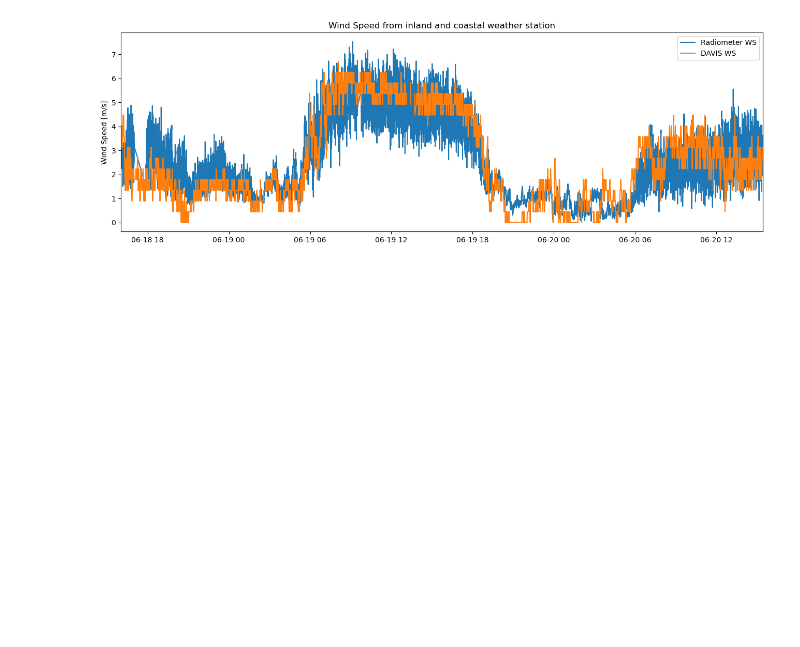
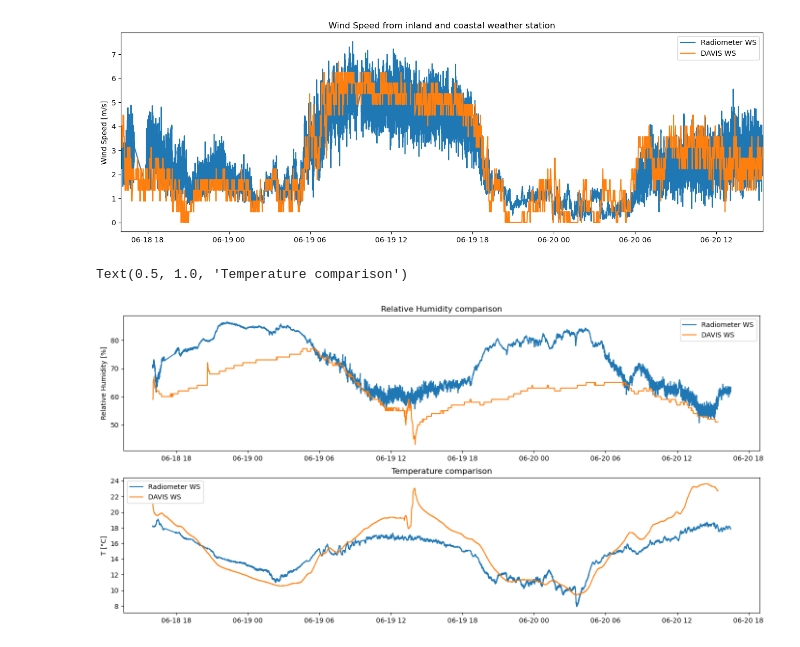
Before and after one commit to nefelita/Fieldwork, a Jupyter notebook: Nef.ipynb, the cells around one changed output. Saved outputs shown, nothing was run; the diff lists cells and outputs as text; code cells hidden in the pictures; blank space fills up the shorter version.

```diff
--- a/Nef.ipynb
+++ b/Nef.ipynb
@@ -508,3 +460,20 @@ plt.ylabel('Wind Speed [m/s]')
 # %% [output]
 Text(0, 0.5, 'Wind Speed [m/s]')
 [figure]
+# %%
+fig,(ax1,ax2) = plt.subplots(2,1,figsize=(17,8))
+
+ax1.plot(wstn_speeds.time, wstn_speeds.Surf_RH, label ='Radiometer WS')
+ax1.plot(DAVIS.time, DAVIS.inHumidity, label='DAVIS WS')
+ax1.set_ylabel('Relative Humidity [%]')
+ax1.legend()
+ax1.set_title('Relative Humidity comparison')
+
+ax2.plot(wstn_speeds.time, wstn_speeds.Surf_T-273.15, label ='Radiometer WS')
+ax2.plot(DAVIS.time, DAVIS.inTemp, label='DAVIS WS')
+ax2.set_ylabel('T [°C]')
+ax2.legend()
+ax2.set_title('Temperature comparison')
+# %% [output]
+Text(0.5, 1.0, 'Temperature comparison')
+[figure, added]
```
Also changed, not shown: parts of 5 cells of this notebook.
